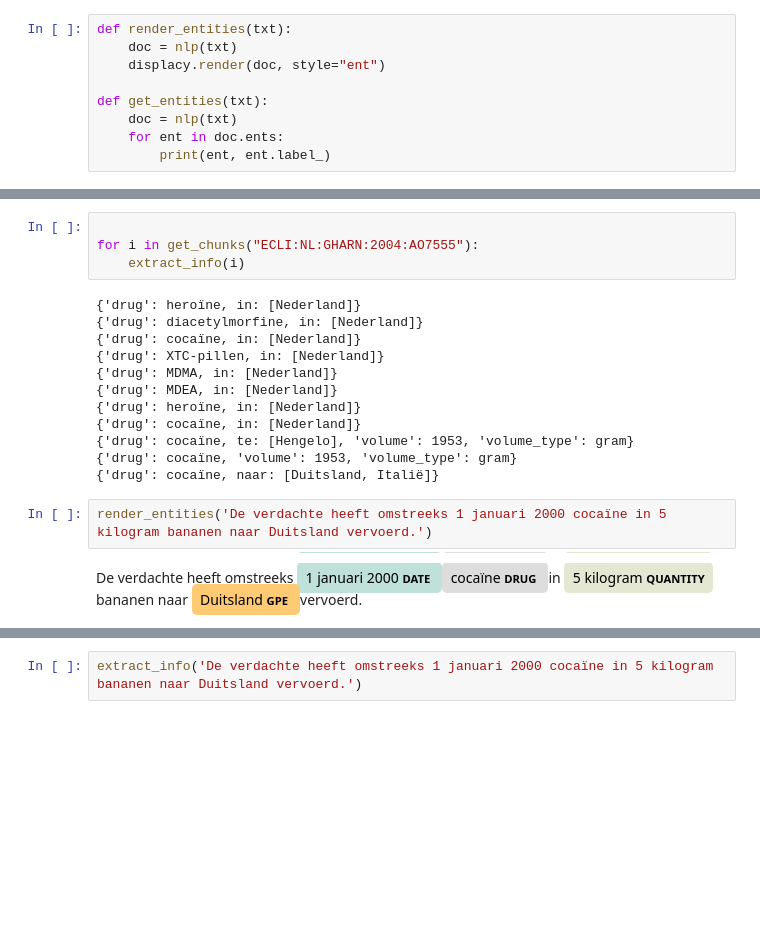
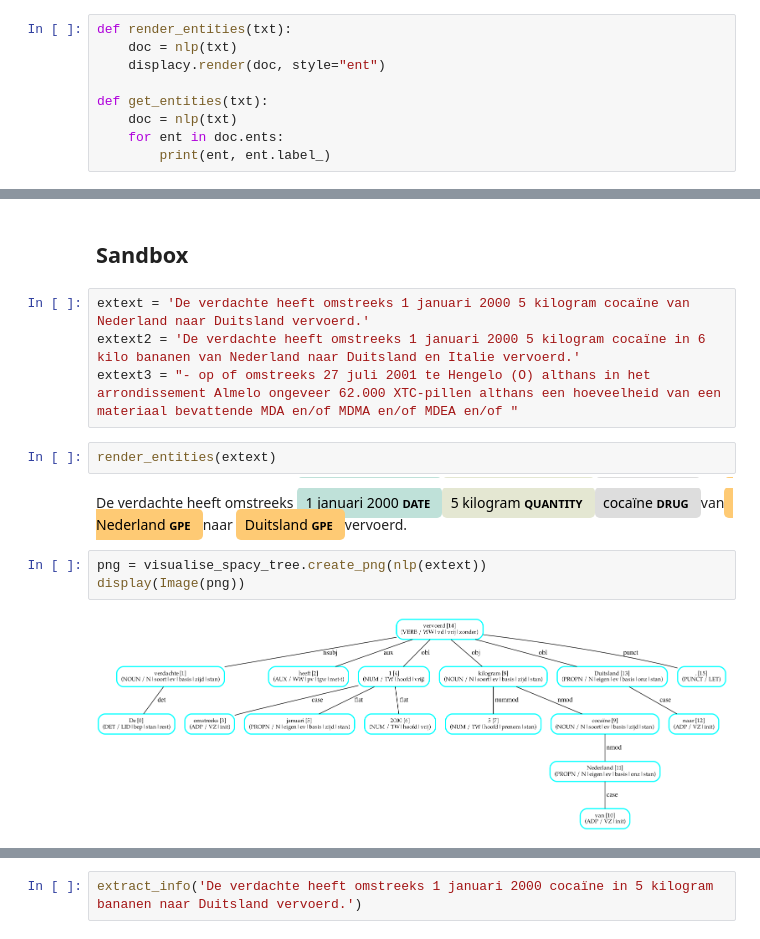
Before and after one commit to bloemetjesgordijn/Master-thesis, a Jupyter notebook: Dutch Court Cases.ipynb, the cells around one changed output, grey strips where cells are left out. Drawn from its saved outputs; the diff is of its cells as text; blank space fills up the shorter version.

```diff
--- a/Dutch Court Cases.ipynb
+++ b/Dutch Court Cases.ipynb
@@ -948,20 +920,15 @@ extract_info(relevant_chunks[1])
-# %%
-
-for i in get_chunks("ECLI:NL:GHARN:2004:AO7555"):
-    extract_info(i)
-# %% [output]
-{'drug': heroïne, in: [Nederland]}
-{'drug': diacetylmorfine, in: [Nederland]}
-{'drug': cocaïne, in: [Nederland]}
-{'drug': XTC-pillen, in: [Nederland]}
-{'drug': MDMA, in: [Nederland]}
-{'drug': MDEA, in: [Nederland]}
-{'drug': heroïne, in: [Nederland]}
-{'drug': cocaïne, in: [Nederland]}
-{'drug': cocaïne, te: [Hengelo], 'volume': 1953, 'volume_type': gram}
-{'drug': cocaïne, 'volume': 1953, 'volume_type': gram}
-{'drug': cocaïne, naar: [Duitsland, Italië]}
-# %%
-render_entities('De verdachte heeft omstreeks 1 januari 2000 cocaïne in 5 kilogram bananen naar Duitsland vervoerd.')
-# %% [output]
-De verdachte heeft omstreeks 1 januari 2000 DATE cocaïne DRUG in 5 kilogram QUANTITY bananen naar Duitsland GPE vervoerd.
+# %% [markdown]
+## Sandbox
+# %%
+extext = 'De verdachte heeft omstreeks 1 januari 2000 5 kilogram cocaïne van Nederland naar Duitsland vervoerd.'
+extext2 = 'De verdachte heeft omstreeks 1 januari 2000 5 kilogram cocaïne in 6 kilo bananen van Nederland naar Duitsland en Italie vervoerd.'
+extext3 = "- op of omstreeks 27 juli 2001 te Hengelo (O) althans in het arrondissement Almelo ongeveer 62.000 XTC-pillen althans een hoeveelheid van een materiaal bevattende MDA en/of MDMA en/of MDEA en/of "
+# %%
+render_entities(extext)
+# %% [output]
+De verdachte heeft omstreeks 1 januari 2000 DATE 5 kilogram QUANTITY cocaïne DRUG van Nederland GPE naar Duitsland GPE vervoerd.
+# %%
+png = visualise_spacy_tree.create_png(nlp(extext))
+display(Image(png))
+# %% [output]
+[figure, added]
```
Also changed, not shown: parts of 28 cells of this notebook, 1 other file.
